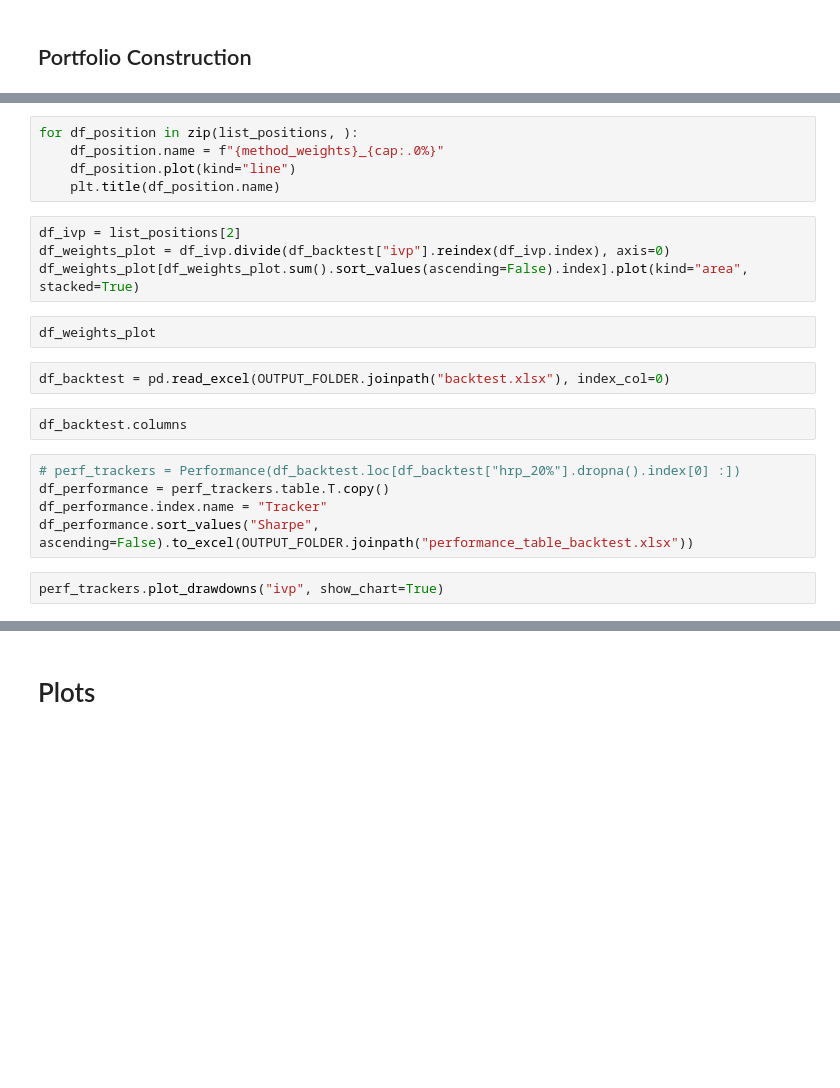
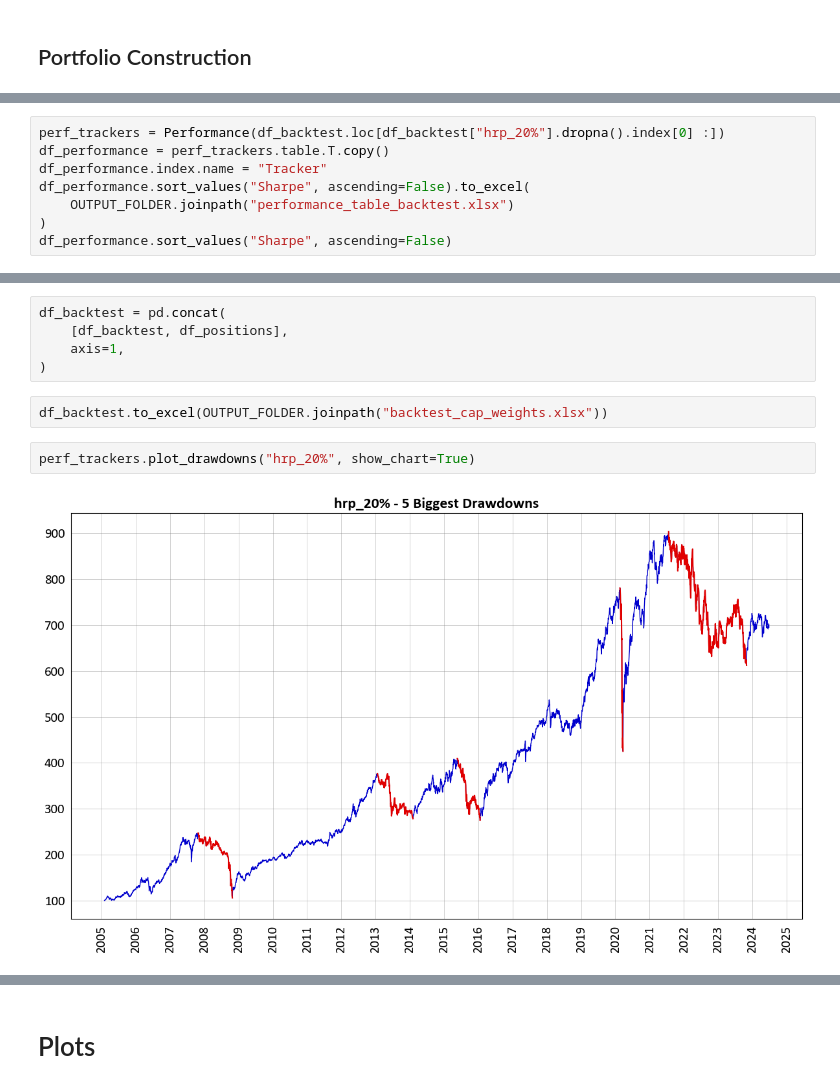
Before and after one commit to sambacode/asset_allocation, a Jupyter notebook: project.ipynb, the cells around one changed output, grey strips where cells are left out. Drawn from its saved outputs; the diff is of its cells as text; blank space fills up the shorter version.

Commit message:
update backtests

```diff
--- a/project.ipynb
+++ b/project.ipynb
@@ -427 +268,9 @@ df_backtest.plot()
+# %%
+perf_trackers = Performance(df_backtest.loc[df_backtest["hrp_20%"].dropna().index[0] :])
+df_performance = perf_trackers.table.T.copy()
+df_performance.index.name = "Tracker"
+df_performance.sort_values("Sharpe", ascending=False).to_excel(
+    OUTPUT_FOLDER.joinpath("performance_table_backtest.xlsx")
+)
+df_performance.sort_values("Sharpe", ascending=False)
 # %%
@@ -429,23 +294,12 @@ backtest2(df_trackers, method_weights="ivp", cap=None)[1].name
-# %%
-for df_position in zip(list_positions, ):
-    df_position.name = f"{method_weights}_{cap:.0%}"
-    df_position.plot(kind="line")
-    plt.title(df_position.name)
-# %%
-df_ivp = list_positions[2]
-df_weights_plot = df_ivp.divide(df_backtest["ivp"].reindex(df_ivp.index), axis=0)
-df_weights_plot[df_weights_plot.sum().sort_values(ascending=False).index].plot(kind="area", stacked=True)
-# %%
-df_weights_plot
+# %%
+df_backtest = pd.concat(
+    [df_backtest, df_positions],
+    axis=1,
+)
 # %%
-df_backtest = pd.read_excel(OUTPUT_FOLDER.joinpath("backtest.xlsx"), index_col=0)
+df_backtest.to_excel(OUTPUT_FOLDER.joinpath("backtest_cap_weights.xlsx"))
-# %%
-df_backtest.columns
-# %%
-# perf_trackers = Performance(df_backtest.loc[df_backtest["hrp_20%"].dropna().index[0] :])
-df_performance = perf_trackers.table.T.copy()
-df_performance.index.name = "Tracker"
-df_performance.sort_values("Sharpe", ascending=False).to_excel(OUTPUT_FOLDER.joinpath("performance_table_backtest.xlsx"))
 # %%
-perf_trackers.plot_drawdowns("ivp", show_chart=True)
+perf_trackers.plot_drawdowns("hrp_20%", show_chart=True)
+# %% [output]
+[figure, added]
 # %%
```
Also changed, not shown: parts of 15 cells of this notebook, 2 other files.
